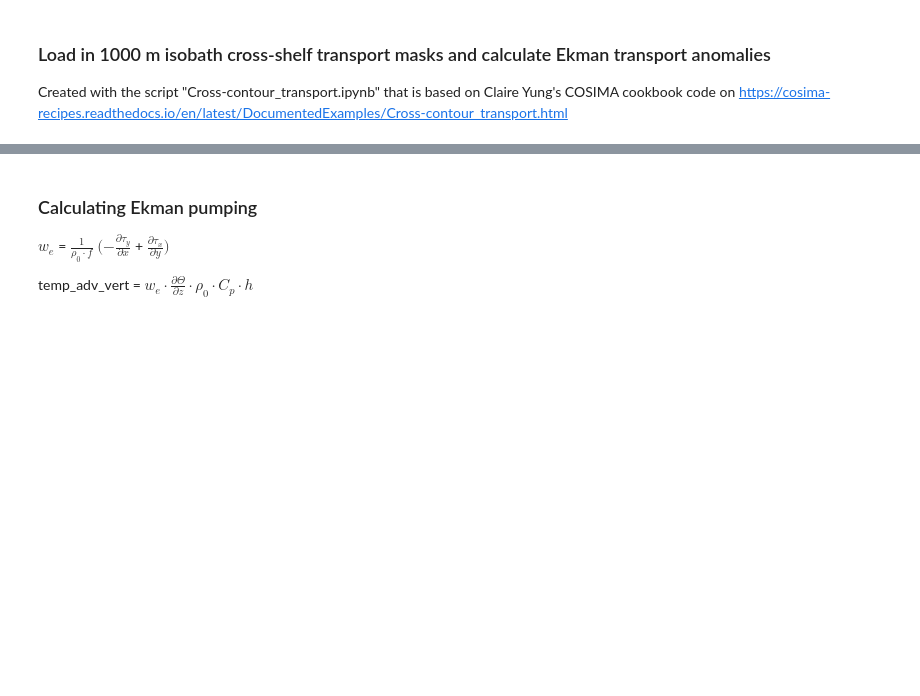
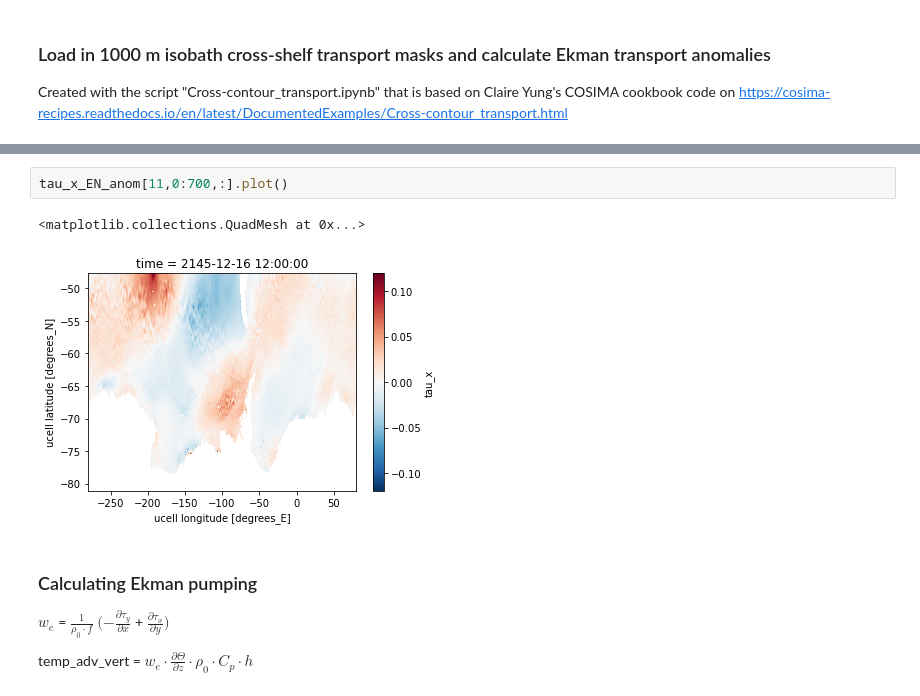
Before and after one commit to mauricehuguenin/ENSO-Antarctica_scripts, a Jupyter notebook: time_series_N34_and_simulated_N34_along_with_temps.ipynb, the cells around one changed output, grey strips where cells are left out. Drawn from its saved outputs; the diff is of its cells as text; blank space fills up the shorter version.

```diff
--- a/time_series_N34_and_simulated_N34_along_with_temps.ipynb
+++ b/time_series_N34_and_simulated_N34_along_with_temps.ipynb
@@ -594,5 +597,10 @@ Wall time: 20.3 s
 <matplotlib.lines.Line2D at 0x...>
 [figure]
+# %%
+tau_x_EN_anom[11,0:700,:].plot()
+# %% [output]
+<matplotlib.collections.QuadMesh at 0x...>
+[figure, added]
 # %% [markdown]
 ### Calculating Ekman pumping
 $w_{e}$ = $\frac{1}{\rho_0 \cdot f}$ $(-\frac{\partial \tau_y}{\partial x}$ + $\frac{\partial \tau_x}{\partial y})$
```
Also changed, not shown: parts of 29 cells of this notebook, 1 other file.
